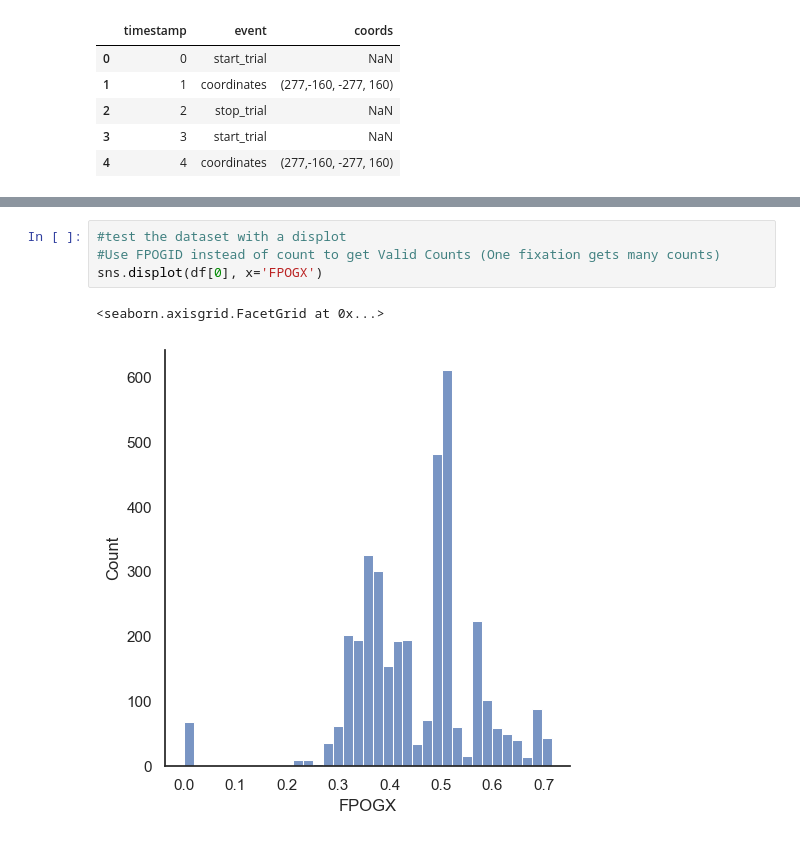
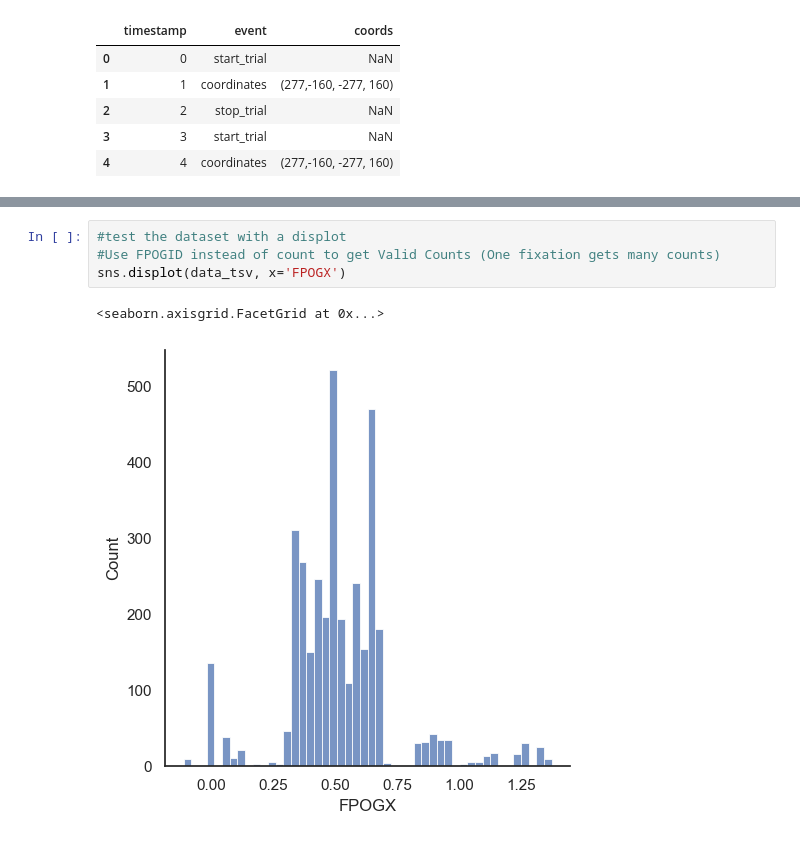
Before and after one commit to MaxBhdt/2024SoSe_EyeTracking, a Jupyter notebook: Lab/Experiment Pilot plot.ipynb, the cells around one changed output, grey strips where cells are left out. Drawn from its saved outputs; the diff is of its cells as text.

```diff
--- a/Lab/Experiment Pilot plot.ipynb
+++ b/Lab/Experiment Pilot plot.ipynb
@@ -116,7 +118,7 @@ plt.show()
 # %%
 #test the dataset with a displot
 #Use FPOGID instead of count to get Valid Counts (One fixation gets many counts)
-sns.displot(df[0], x='FPOGX')
+sns.displot(data_tsv, x='FPOGX')
 # %% [output]
 <seaborn.axisgrid.FacetGrid at 0x...>
-[figure, old version]
+[figure, new version]
```
Also changed, not shown: parts of 20 cells of this notebook.
